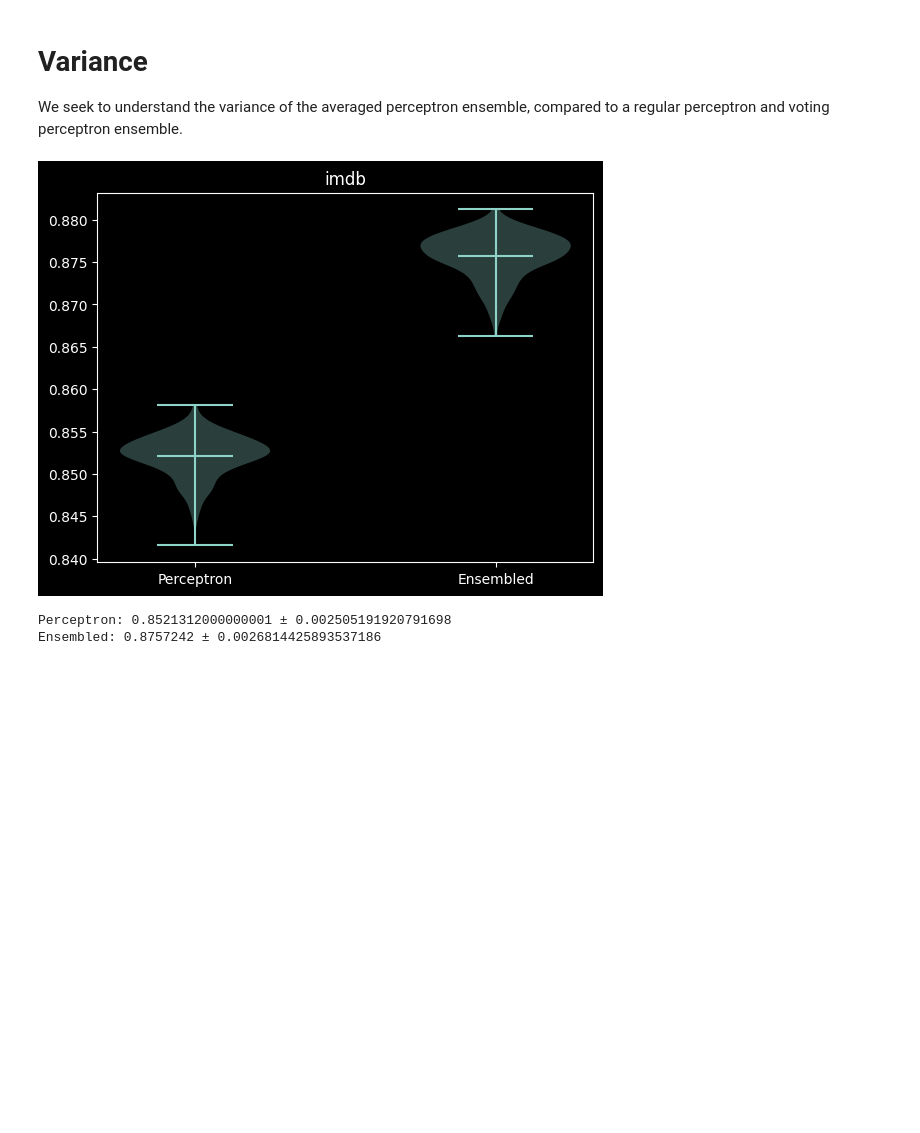
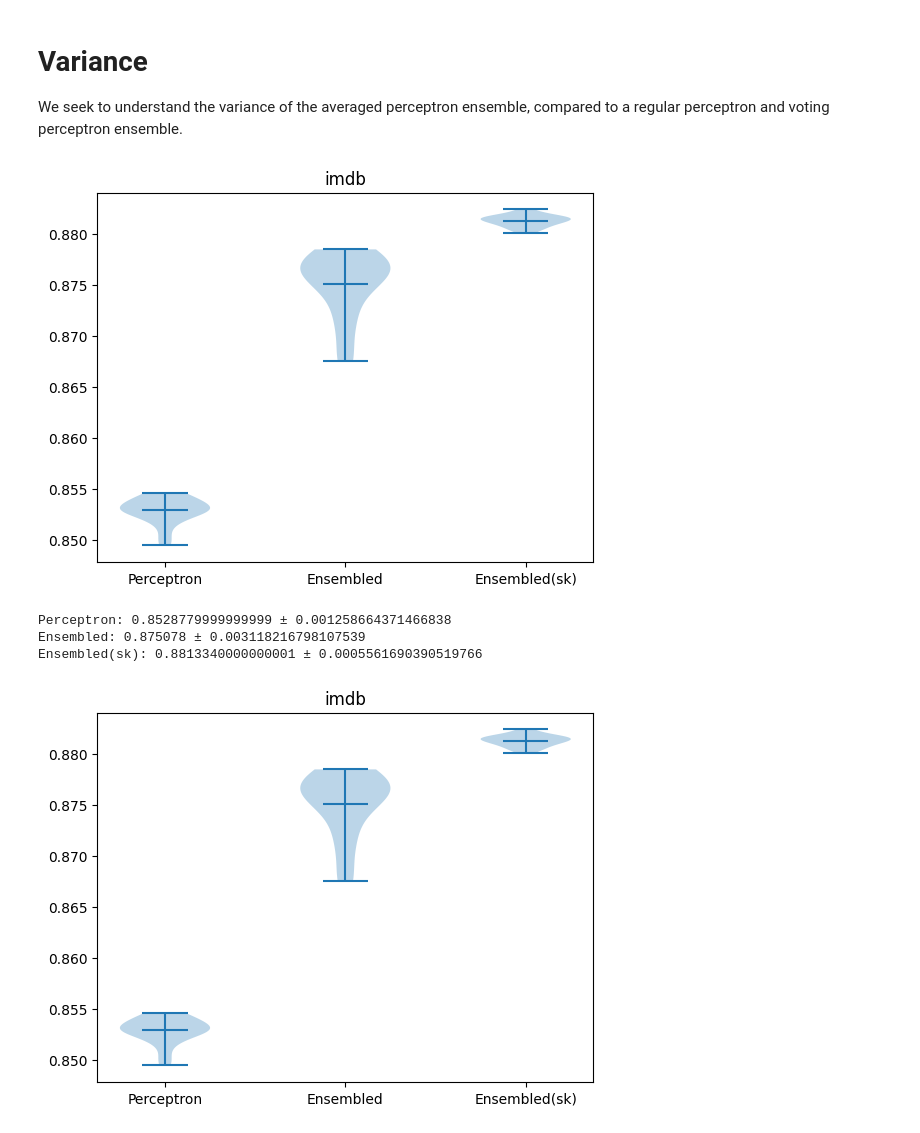
Before and after one commit to oliviaBahr/perceptron, a Jupyter notebook: src/variance_experiments.ipynb, the cells around one changed output. Drawn from its saved outputs; the diff is of its cells as text; code cells hidden in the pictures; blank space fills up the shorter version.

Commit message:
Update with scikit-implementation of ensembling

```diff
--- a/src/variance_experiments.ipynb
+++ b/src/variance_experiments.ipynb
@@ -39,17 +39,22 @@ def run_many(num_runs, epochs, title: str, train_path, test_path=None, test_size
         normal_score = normal_perceptron.score(test_data[0], test_data[1])
         # normal_score = metrics.accuracy_score(test_data[1], normal_perceptron.predict(test_data[0]))
 
+        # Ensemble implemented with Scikit
+        sk_perceptron = AddPerceptron(max_iter=epochs, random_state = seed)
+        sk_perceptron.fit(train_data[0], train_data[1])
+        sk_score = sk_perceptron.score(test_data[0], test_data[1])
+
         ensembled_perceptron.train(ensemble_size=epochs, data_opts="window", epoch_size=0.5, log="none")
         ensembled_score = ensembled_perceptron.accuracy
 
-        scores.append([normal_score, ensembled_score])
+        scores.append([normal_score, ensembled_score, sk_score])
 
         # Update plot live
         ax.clear()
         scores_array = np.array(scores)
         ax.violinplot(scores_array, showmeans=True)
-        ax.set_xticks([1, 2])
-        ax.set_xticklabels(["Perceptron", "Ensembled"])
+        ax.set_xticks([1, 2, 3])
+        ax.set_xticklabels(["Perceptron", "Ensembled", "Ensembled(sk)"])
         ax.set_title(title)
         display_id.update(fig)
         # plt.pause(0.02)
@@ -57,15 +62,17 @@ def run_many(num_runs, epochs, title: str, train_path, test_path=None, test_size
     scores = np.array(scores)
     print(f"Perceptron: {scores[:, 0].mean()} ± {scores[:, 0].std()}")
     print(f"Ensembled: {scores[:, 1].mean()} ± {scores[:, 1].std()}")
-
+    print(f"Ensembled(sk): {scores[:, 2].mean()} ± {scores[:, 2].std()}")
     # plt.ioff()
     # plt.show()
 
     return scores
 # %%
-_ = run_many(num_runs=200, epochs=100, title="imdb", train_path="../data/imdb/train_labeledBow.feat", test_path="../data/imdb/test_labeledBow.feat", dataset_name="imdb")
+_ = run_many(num_runs=20, epochs=100, title="imdb", train_path="../data/imdb/train_labeledBow.feat", test_path="../data/imdb/test_labeledBow.feat", dataset_name="imdb")
 # %% [output]
-[figure, old version]
+[figure, new version]
-Perceptron: 0.8521312000000001 ± 0.002505191920791698
-Ensembled: 0.8757242 ± 0.0026814425893537186
+Perceptron: 0.8528779999999999 ± 0.001258664371466838
+Ensembled: 0.875078 ± 0.003118216798107539
+Ensembled(sk): 0.8813340000000001 ± 0.0005561690390519766
+[figure, added]
 # %%
```
Also changed, not shown: parts of 5 cells of this notebook.
